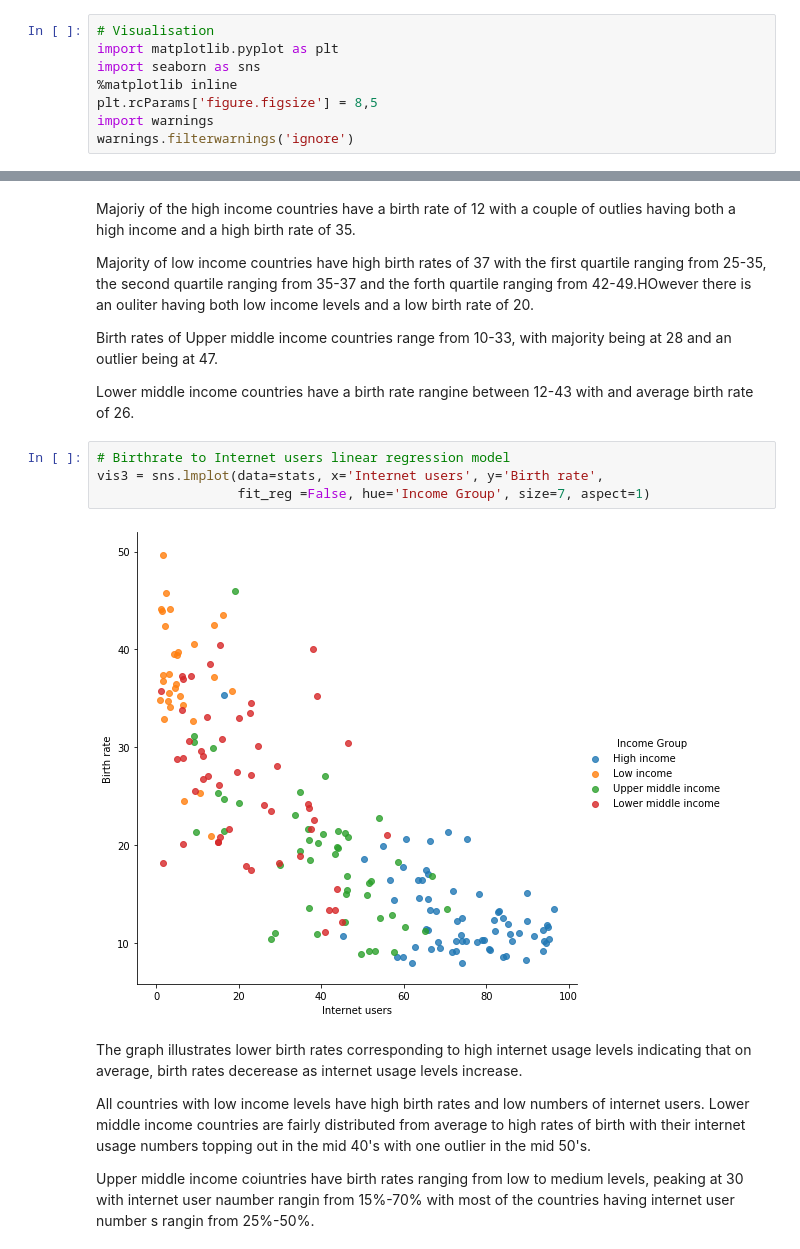
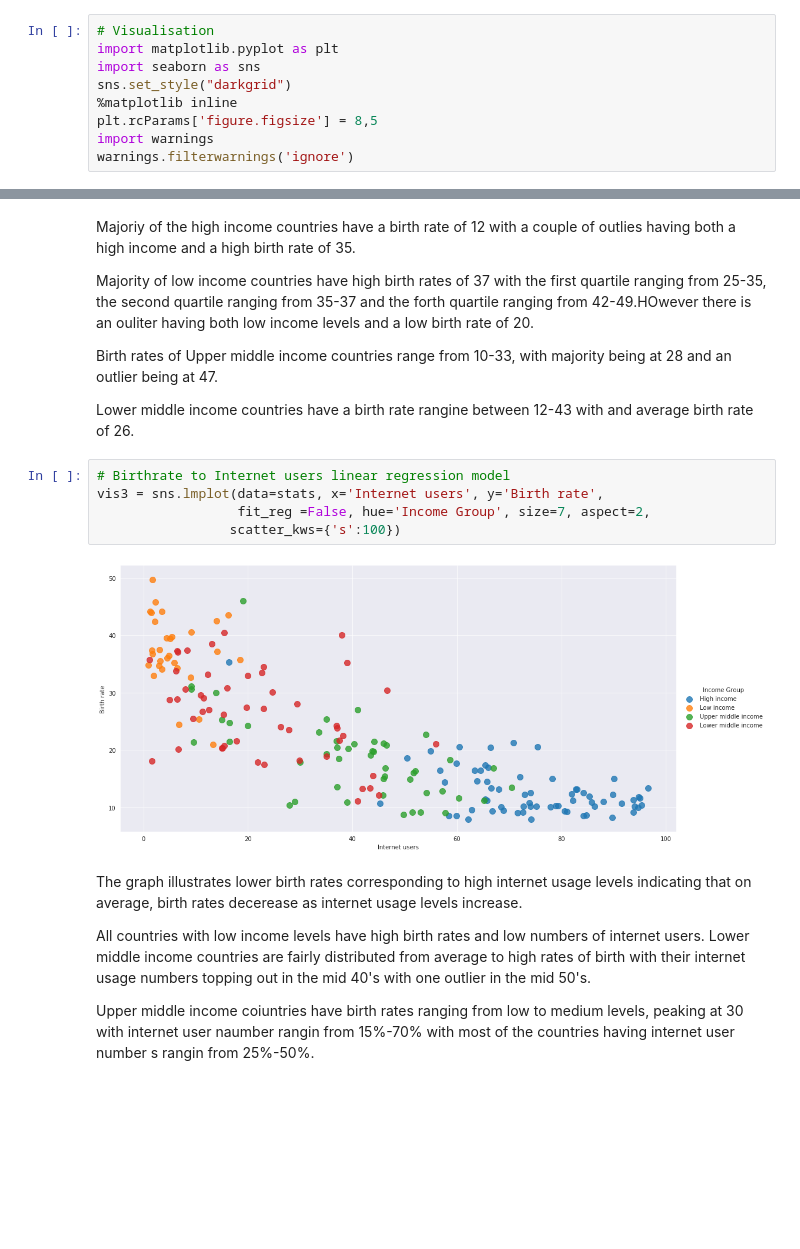
Before and after one commit to EugeneZnm/World-Demographic-Data-Analyisis, a Jupyter notebook: World Trends Analysis.ipynb, the cells around one changed output, grey strips where cells are left out. Saved outputs shown, nothing was run; the diff lists cells and outputs as text; blank space fills up the shorter version.

```diff
--- a/World Trends Analysis.ipynb
+++ b/World Trends Analysis.ipynb
@@ -358,6 +362,7 @@ stats[LI].describe().transpose()
 # Visualisation
 import matplotlib.pyplot as plt
 import seaborn as sns
+sns.set_style("darkgrid")
 %matplotlib inline
 plt.rcParams['figure.figsize'] = 8,5
 import warnings
@@ -391,9 +396,10 @@ Lower middle income countries have a birth rate rangine between 12-43 with and a
 # %%
 # Birthrate to Internet users linear regression model
 vis3 = sns.lmplot(data=stats, x='Internet users', y='Birth rate',
-                  fit_reg =False, hue='Income Group', size=7, aspect=1)
+                  fit_reg =False, hue='Income Group', size=7, aspect=2,
+                 scatter_kws={'s':100})
 # %% [output]
-[figure, old version]
+[figure, new version]
 # %% [markdown]
 The graph illustrates lower birth rates corresponding to high internet usage levels indicating that on average, birth rates decerease as internet usage levels increase.
 
```
Also changed, not shown: parts of 3 cells of this notebook, 2 other files.
